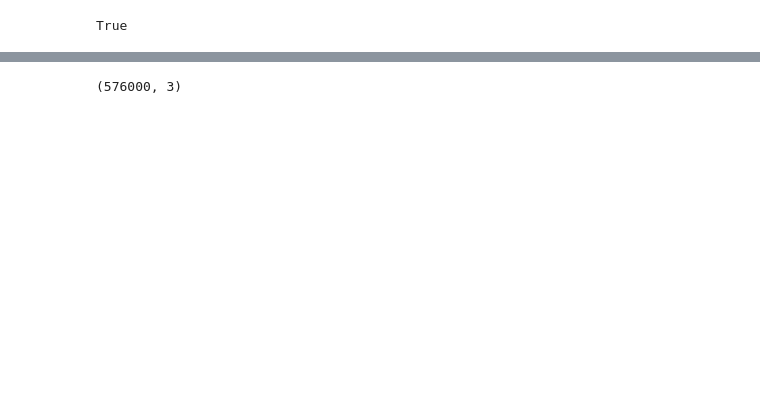
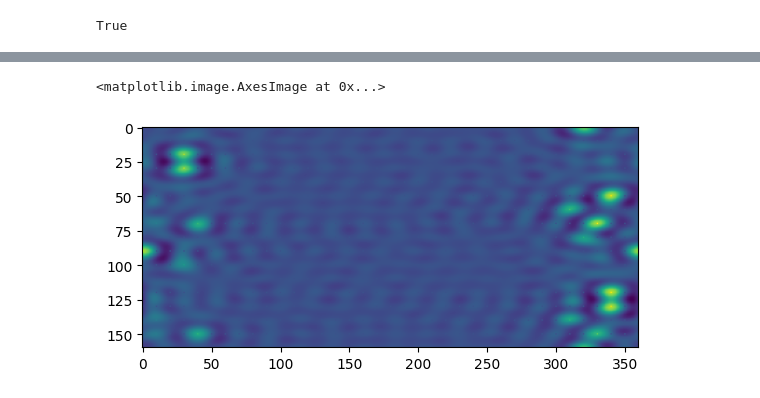
Before and after one commit to hebelab/sensor_fusion_in_the_cloud, a Jupyter notebook: Python/data_standardization/spherical.ipynb, the cells around one changed output, grey strips where cells are left out. Drawn from its saved outputs; the diff is of its cells as text; code cells hidden in the pictures; blank space fills up the shorter version.

```diff
--- a/Python/data_standardization/spherical.ipynb
+++ b/Python/data_standardization/spherical.ipynb
@@ -48,0 +119,8 @@ sph_lidar_frame[sph_lidar[:,0].astype(int),sph_lidar[:,1].astype(int)]=sph_lidar
+# %%
+gt_mean = sph_lidar_frame[sph_lidar_frame>0].mean()
+
+pg_frame = pg(us, m, 0.2, gt_mean=gt_mean, threshold=1000)
+plt.imshow(pg_frame)
+# %% [output]
+<matplotlib.image.AxesImage at 0x...>
+[figure, added]
@@ -82,5 +162,0 @@ def sph2cart(sph_frame):
-# %%
-pts_lidar = np.zeros(shape=(sph_lidar_frame.size, 3))
-print(pts_lidar.shape)
-# %% [output]
-(576000, 3)
```
Also changed, not shown: parts of 14 cells of this notebook.
